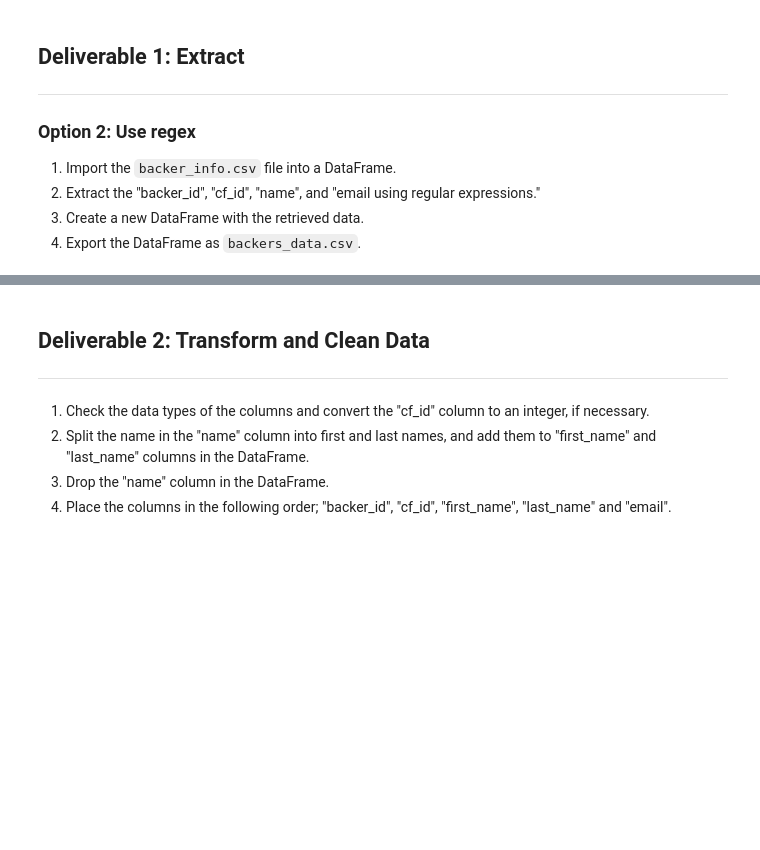
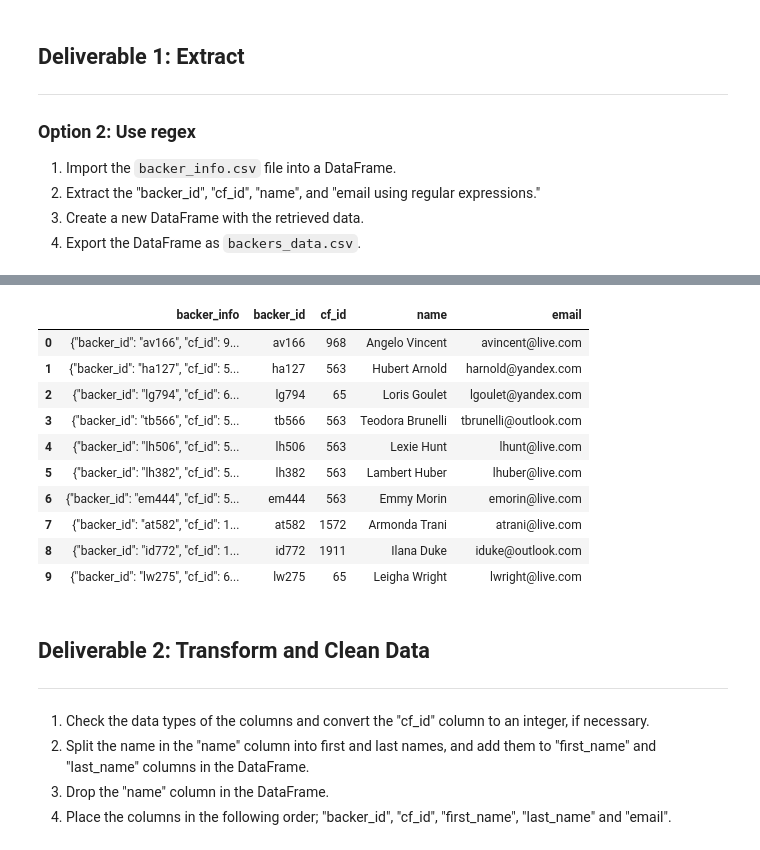
Before and after one commit to princetonduarte/Crowdfundding-ETL, a Jupyter notebook: Extract-Transform_final_code.ipynb, the cells around one changed output, grey strips where cells are left out. Saved outputs shown, nothing was run; the diff lists cells and outputs as text; code cells hidden in the pictures; blank space fills up the shorter version.

```diff
--- a/Extract-Transform_final_code.ipynb
+++ b/Extract-Transform_final_code.ipynb
@@ -105,3 +105,5 @@ backers_data.to_csv("backers_data.csv", encoding = 'utf8',index=False)
 # %%
 # Get the backers_info from the crowdfunding_info sheet.
 pd.set_option('max_colwidth', 400)
+backer_data = pd.read_csv("backer_info.csv")
+backer_data.head(10)
@@ -108,3 +122,5 @@ pd.set_option('max_colwidth', 400)
 # %%
 # Extract the alpha-numeric "backer_id" from the backer_info column using a regex expression
 # and add it as a new column called "backer_id".
+backer_data['backer_id'] = backer_data['backer_info'].str.extract('\"(\w+\d{3})\"')
+backer_data.head(10)
@@ -111,3 +139,5 @@ pd.set_option('max_colwidth', 400)
 # %%
 # Extract the two to four-digit "cf_id" number from the backer_info column.
 # and add it as a new column called "cf_id".
+backer_data['cf_id'] = backer_data['backer_info'].str.extract('\:\s(\d{2,4})\,\s')
+backer_data.head(10)
@@ -114,2 +156,4 @@ pd.set_option('max_colwidth', 400)
 # %%
 # Extract the name from the backer_info column and add it as a new column called "name".
+backer_data['name'] = backer_data['backer_info'].str.extract('\"(\w+\s\w+)\"')
+backer_data.head(10)
@@ -116,4 +172,18 @@ pd.set_option('max_colwidth', 400)
 # %%
 # Extract the email from the backer_info column and add it as a new column called "email".
+backer_data['email'] = backer_data['backer_info'].str.extract('\"(\w+\@\w+\.\w+)\"')
+backer_data.head(10)
+# %% [output]
+|  | backer_info | backer_id | cf_id | name | email |
+| 0 | {"backer_id": "av166", "cf_id": 9... | av166 | 968 | Angelo Vincent | avincent@live.com |
+| 1 | {"backer_id": "ha127", "cf_id": 5... | ha127 | 563 | Hubert Arnold | harnold@yandex.com |
+| 2 | {"backer_id": "lg794", "cf_id": 6... | lg794 | 65 | Loris Goulet | lgoulet@yandex.com |
+| 3 | {"backer_id": "tb566", "cf_id": 5... | tb566 | 563 | Teodora Brunelli | tbrunelli@outlook.com |
+| 4 | {"backer_id": "lh506", "cf_id": 5... | lh506 | 563 | Lexie Hunt | lhunt@live.com |
+| 5 | {"backer_id": "lh382", "cf_id": 5... | lh382 | 563 | Lambert Huber | lhuber@live.com |
+| 6 | {"backer_id": "em444", "cf_id": 5... | em444 | 563 | Emmy Morin | emorin@live.com |
+| 7 | {"backer_id": "at582", "cf_id": 1... | at582 | 1572 | Armonda Trani | atrani@live.com |
+| 8 | {"backer_id": "id772", "cf_id": 1... | id772 | 1911 | Ilana Duke | iduke@outlook.com |
+| 9 | {"backer_id": "lw275", "cf_id": 6... | lw275 | 65 | Leigha Wright | lwright@live.com |
 # %%
 # Create a new DataFrame with the appropriate columns.
```
Also changed, not shown: parts of 10 cells of this notebook, 3 other files.
